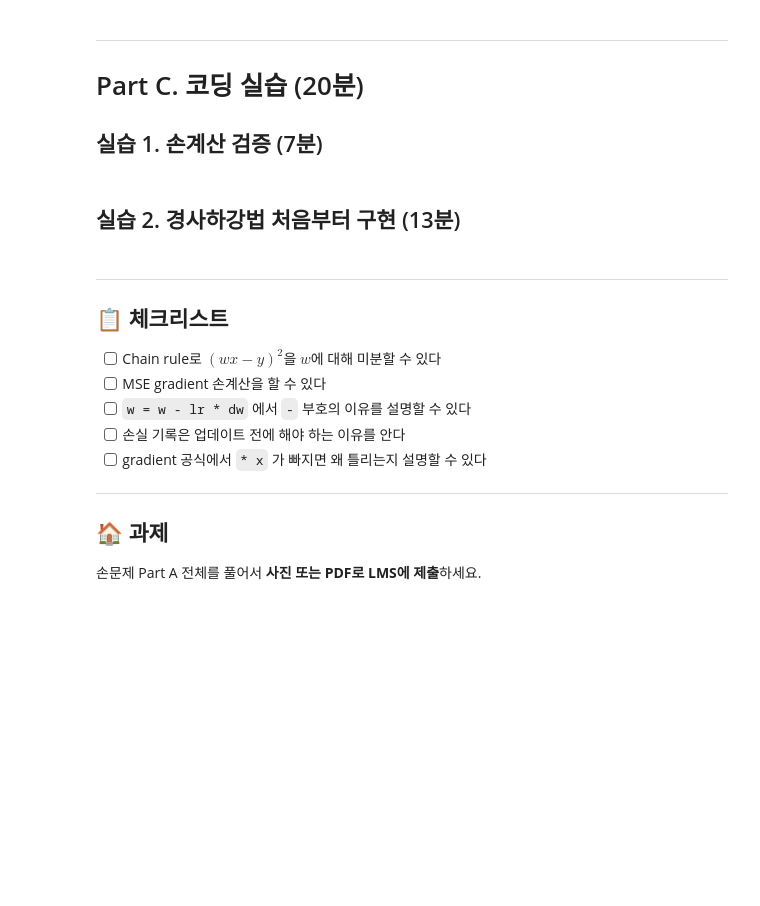
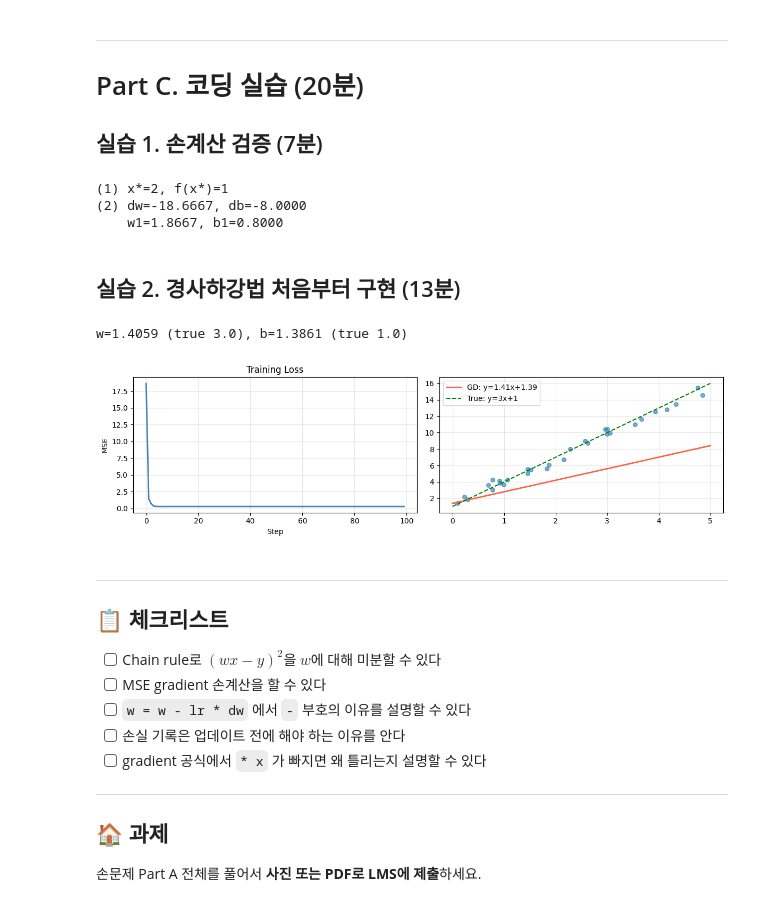
Before and after one commit to yeounhyeok/ai-mathmatics, a Jupyter notebook: Lab 4.ipynb, the cells around one changed output. Saved outputs shown, nothing was run; the diff lists cells and outputs as text; code cells hidden in the pictures; blank space fills up the shorter version.

```diff
--- a/Lab 4.ipynb
+++ b/Lab 4.ipynb
@@ -125,6 +128,6 @@ for _ in range(30):
     y_hat = w*x + b
     dw = (2/len(x)) * np.sum((y_hat - y) * x)
     db = (2/len(x)) * np.sum(y_hat - y)
-    w = ______
-    b = ______
+    w = w - lr*dw
+    b = w - lr*db
 print(f"Fixed: w={w:.4f}, b={b:.4f}")   # w≈2.0, b≈0.0
@@ -152,7 +161,7 @@ print("→ losses[0]이 초기 상태가 아님")
 w, b = 0.0, 0.0
 losses_fixed = []
 for _ in range(20):
-    losses_fixed.append(______)   # record BEFORE update
+    losses_fixed.append(np.mean((w*x+b-y)**2))   # record BEFORE update
     y_hat = w*x + b
     dw = (2/len(x)) * np.sum((y_hat-y)*x)
     db = (2/len(x)) * np.sum(y_hat-y)
@@ -177,7 +191,7 @@ print(f"w={w:.4f}, b={b:.4f}")   # w≈2.0이어야 함
 w, b = 0.0, 0.0
 for _ in range(50):
     y_hat = w*x + b
-    dw = ______   # 올바른 gradient
+    dw = (2/len(x)) * np.sum((y_hat - y) * x)  # 올바른 gradient
     db = (2/len(x)) * np.sum(y_hat - y)
     w -= lr*dw; b -= lr*db
 print(f"Fixed: w={w:.4f}, b={b:.4f}")   # w≈2.0, b≈0.0
@@ -190,8 +206,8 @@ print(f"Fixed: w={w:.4f}, b={b:.4f}")   # w≈2.0, b≈0.0
 # Lab 1: verify Problem 1 and 2
 # (1) f(x) = 2x^2 - 8x + 9
 f  = lambda x: 2*x**2 - 8*x + 9
-df = lambda x: ______   # f'(x)
-x_star = ______
+df = lambda x: 4*x-8   # f'(x)
+x_star = 2
 print(f"(1) x*={x_star}, f(x*)={f(x_star)}")
 
 # (2) Problem 2: one step of GD
@@ -205,41 +221,48 @@ w1 = w0 - 0.1*dw
 b1 = b0 - 0.1*db
 print(f"(2) dw={dw:.4f}, db={db:.4f}")
 print(f"    w1={w1:.4f}, b1={b1:.4f}")
+# %% [output]
+(1) x*=2, f(x*)=1
+(2) dw=-18.6667, db=-8.0000
+    w1=1.8667, b1=0.8000
 # %% [markdown]
 ## 실습 2. 경사하강법 처음부터 구현 (13분)
 # %%
 # Lab 2: implement gradient descent from scratch
 np.random.seed(42)
 m = 30
 x_train = np.random.uniform(0, 5, m)
 y_train = 3*x_train + 1 + np.random.randn(m)*0.5
 
 w, b, lr = 0.0, 0.0, 0.05
 losses = []
 
 for _ in range(100):
-    losses.append(______)            # MSE before update
-    y_hat = ______
-    dw    = ______
-    db    = ______
-    w     = ______
-    b     = ______
+    losses.append(np.mean((w*x+b-y)**2))            # MSE before update
+    y_hat = w*x+b
+    dw    = (2/len(x)) * np.sum((y_hat-y)*x)
+    db    = (2/len(x)) * np.sum((y_hat-y))
+    w     = w - lr * dw
+    b     = w - lr * db
 
 print(f"w={w:.4f} (true 3.0), b={b:.4f} (true 1.0)")
 
 fig, axes = plt.subplots(1, 2, figsize=(12, 3.5))
 axes[0].plot(losses, color='steelblue', lw=2)
 axes[0].set_xlabel('Step'); axes[0].set_ylabel('MSE')
 axes[0].set_title('Training Loss'); axes[0].grid(True, alpha=0.3)
 
 x_line = np.linspace(0, 5, 100)
 axes[1].scatter(x_train, y_train, alpha=0.6, s=30)
 axes[1].plot(x_line, w*x_line+b, color='tomato', lw=2,
              label=f'GD: y={w:.2f}x+{b:.2f}')
 axes[1].plot(x_line, 3*x_line+1, 'g--', lw=1.5, label='True: y=3x+1')
 axes[1].legend(); axes[1].grid(True, alpha=0.3)
 plt.tight_layout()
 plt.show()
+# %% [output]
+w=1.4059 (true 3.0), b=1.3861 (true 1.0)
+[figure, added]
 # %% [markdown]
 ---
 ## 📋 체크리스트
```
Also changed, not shown: parts of 6 cells of this notebook, 1 other file.
